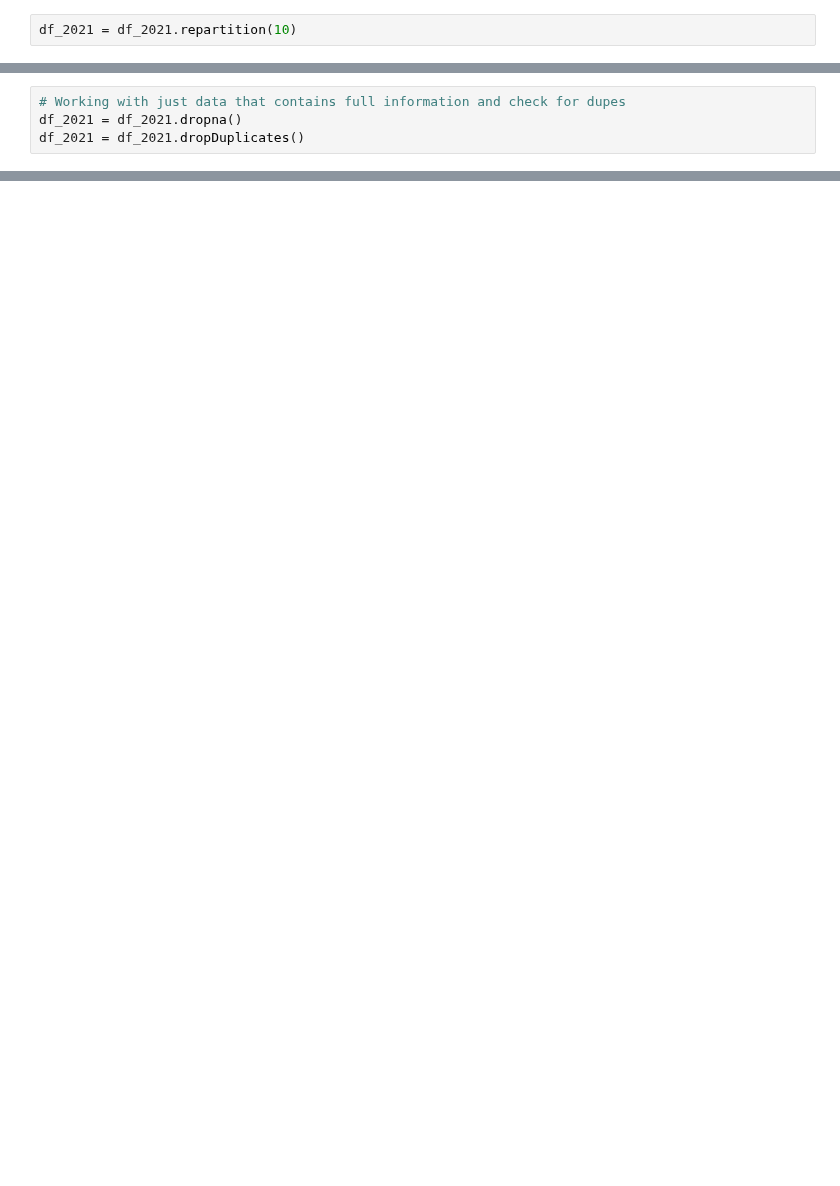
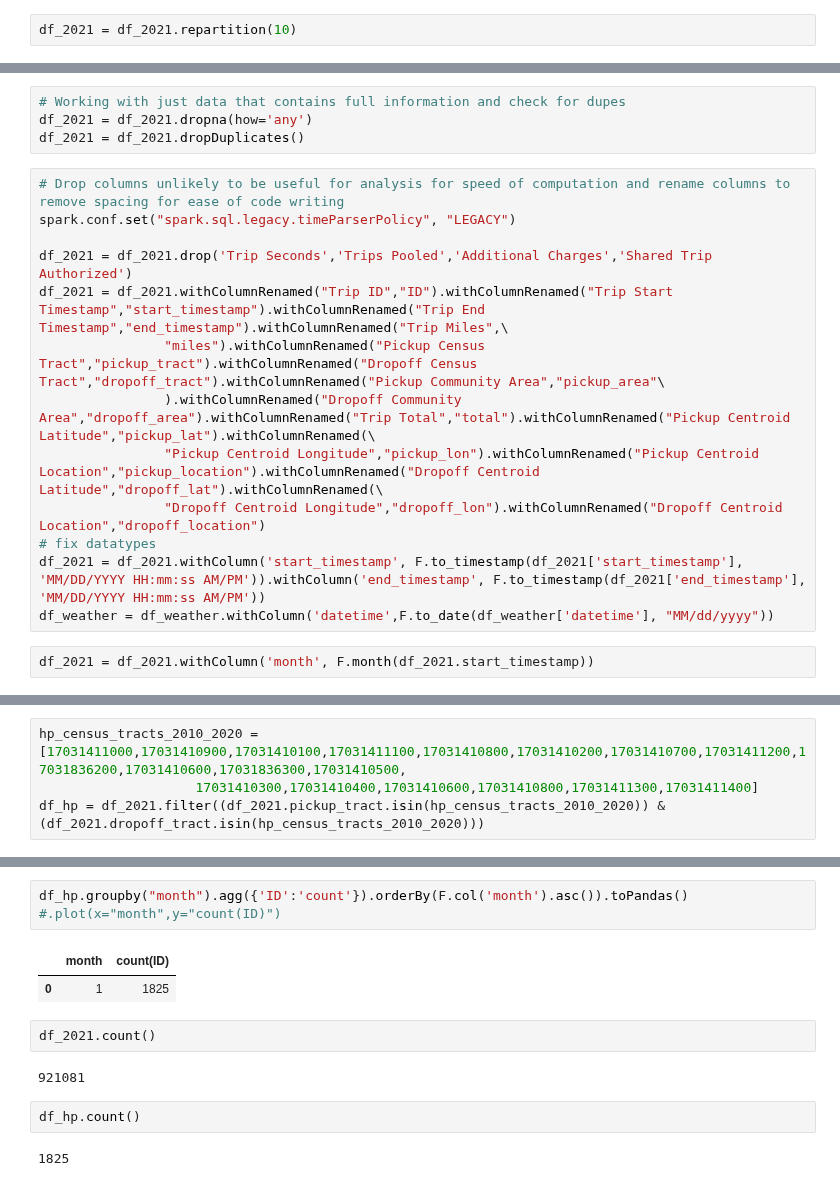
Before and after one commit to hvpachisia/uchicago-lyft-rideshare, a Jupyter notebook: eda_2021.ipynb, the cells around one changed output, grey strips where cells are left out. Drawn from its saved outputs; the diff is of its cells as text; blank space fills up the shorter version.

```diff
--- a/eda_2021.ipynb
+++ b/eda_2021.ipynb
@@ -49,4 +139,19 @@ df_2021.dropna().count()
 # %%
 # Working with just data that contains full information and check for dupes
-df_2021 = df_2021.dropna()
+df_2021 = df_2021.dropna(how='any')
 df_2021 = df_2021.dropDuplicates()
+# %%
+# Drop columns unlikely to be useful for analysis for speed of computation and rename columns to remove spacing for ease of code writing
+spark.conf.set("spark.sql.legacy.timeParserPolicy", "LEGACY")
+
+df_2021 = df_2021.drop('Trip Seconds','Trips Pooled','Additional Charges','Shared Trip Authorized')
+df_2021 = df_2021.withColumnRenamed("Trip ID","ID").withColumnRenamed("Trip Start Timestamp","start_timestamp").withColumnRenamed("Trip End Timestamp","end_timestamp").withColumnRenamed("Trip Miles",\
+                "miles").withColumnRenamed("Pickup Census Tract","pickup_tract").withColumnRenamed("Dropoff Census Tract","dropoff_tract").withColumnRenamed("Pickup Community Area","pickup_area"\
+                ).withColumnRenamed("Dropoff Community Area","dropoff_area").withColumnRenamed("Trip Total","total").withColumnRenamed("Pickup Centroid Latitude","pickup_lat").withColumnRenamed(\
+                "Pickup Centroid Longitude","pickup_lon").withColumnRenamed("Pickup Centroid Location","pickup_location").withColumnRenamed("Dropoff Centroid Latitude","dropoff_lat").withColumnRenamed(\
+                "Dropoff Centroid Longitude","dropoff_lon").withColumnRenamed("Dropoff Centroid Location","dropoff_location")
+# fix datatypes
+df_2021 = df_2021.withColumn('start_timestamp', F.to_timestamp(df_2021['start_timestamp'], 'MM/DD/YYYY HH:mm:ss AM/PM')).withColumn('end_timestamp', F.to_timestamp(df_2021['end_timestamp'], 'MM/DD/YYYY HH:mm:ss AM/PM'))
+df_weather = df_weather.withColumn('datetime',F.to_date(df_weather['datetime'], "MM/dd/yyyy"))
+# %%
+df_2021 = df_2021.withColumn('month', F.month(df_2021.start_timestamp))
@@ -52,0 +186,4 @@ df_2021 = df_2021.dropDuplicates()
+# %%
+hp_census_tracts_2010_2020 = [17031411000,17031410900,17031410100,17031411100,17031410800,17031410200,17031410700,17031411200,17031836200,17031410600,17031836300,17031410500,
+                    17031410300,17031410400,17031410600,17031410800,17031411300,17031411400]
+df_hp = df_2021.filter((df_2021.pickup_tract.isin(hp_census_tracts_2010_2020)) & (df_2021.dropoff_tract.isin(hp_census_tracts_2010_2020)))
@@ -52,0 +204,13 @@ df_2021 = df_2021.dropDuplicates()
+# %%
+df_hp.groupby("month").agg({'ID':'count'}).orderBy(F.col('month').asc()).toPandas() #.plot(x="month",y="count(ID)")
+# %% [output]
+|  | month | count(ID) |
+| 0 | 1 | 1825 |
+# %%
+df_2021.count()
+# %% [output]
+921081
+# %%
+df_hp.count()
+# %% [output]
+1825
```
Also changed, not shown: parts of 12 cells of this notebook.
